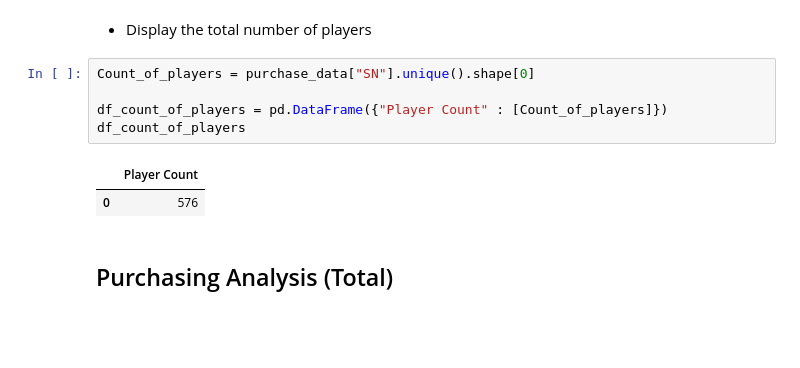
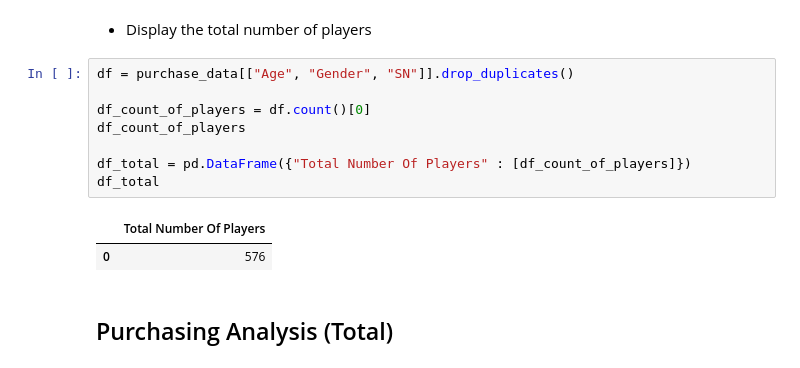
Before and after one commit to hinaabidi/pandas-challenge, a Jupyter notebook: HeroesOfPymoli/Homework_04-Pandas_Instructions_HeroesOfPymoli_HeroesOfPymoli_starter.ipynb, the cells around one changed output. Cells and saved outputs as stored; diff of their text form; blank space fills up the shorter version.

```diff
--- a/HeroesOfPymoli/Homework_04-Pandas_Instructions_HeroesOfPymoli_HeroesOfPymoli_starter.ipynb
+++ b/HeroesOfPymoli/Homework_04-Pandas_Instructions_HeroesOfPymoli_HeroesOfPymoli_starter.ipynb
@@ -34,14 +30,17 @@ print(purchase_data)
 ## Player Count
 # %% [markdown]
 * Display the total number of players
-# %%
-Count_of_players = purchase_data["SN"].unique().shape[0]
-
-df_count_of_players = pd.DataFrame({"Player Count" : [Count_of_players]})
-df_count_of_players
-# %% [output]
-|  | Player Count |
-| 0 | 576 |
+# %%
+df = purchase_data[["Age", "Gender", "SN"]].drop_duplicates()
+
+df_count_of_players = df.count()[0]
+df_count_of_players
+
+df_total = pd.DataFrame({"Total Number Of Players" : [df_count_of_players]})
+df_total
+# %% [output]
+|  | Total Number Of Players |
+| 0 | 576 |
 # %% [markdown]
 ## Purchasing Analysis (Total)
 # %% [markdown]
```
Also changed, not shown: parts of 5 cells of this notebook, 3 other files.
